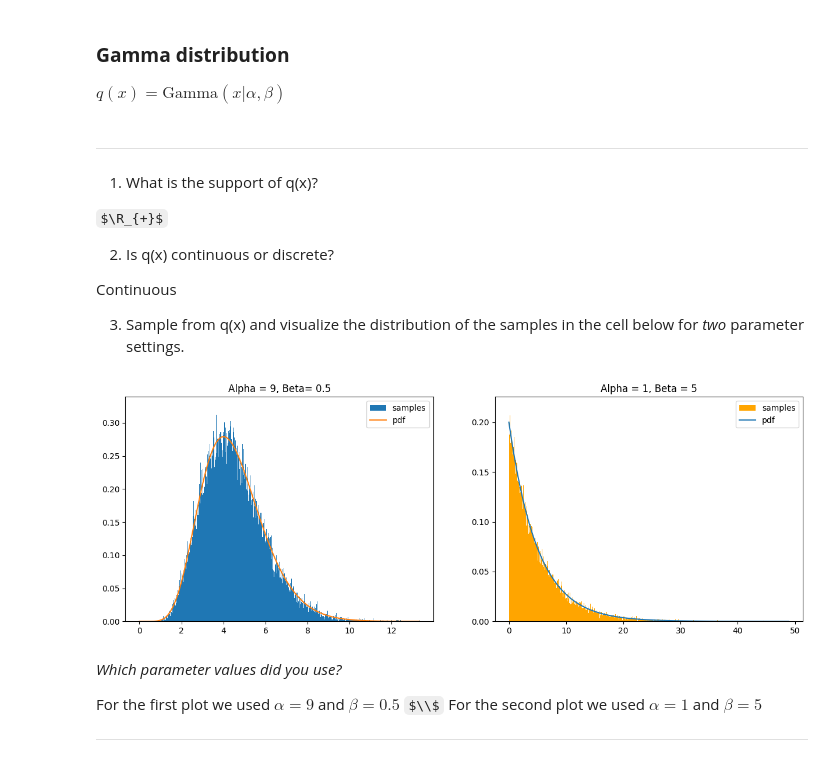
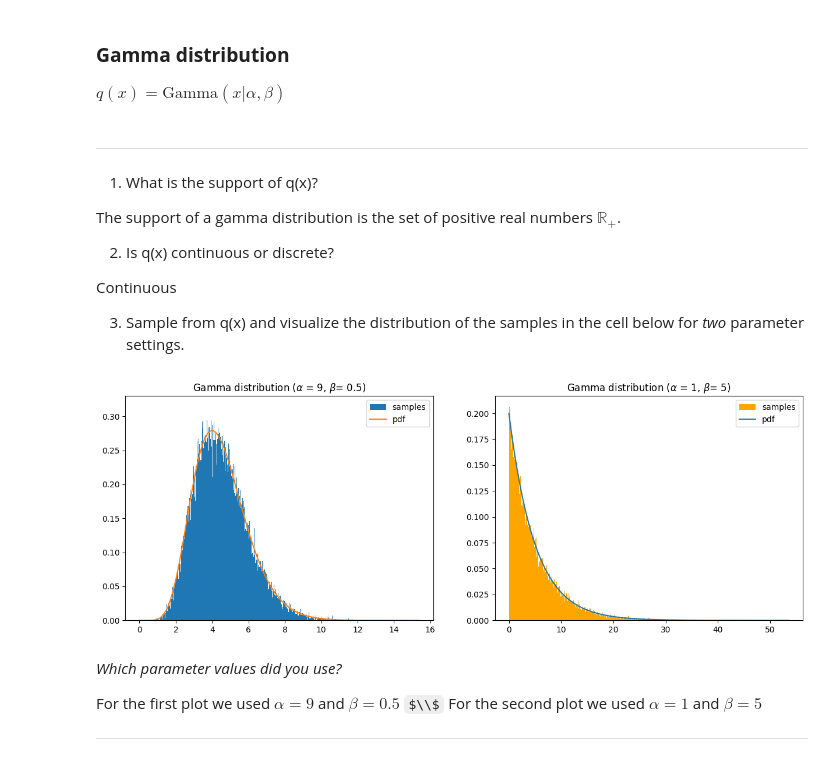
Before and after one commit to leonardodeclara/DD2447-Statistical-Methods-in-Applied-Computer-Science, a Jupyter notebook: Assignment_1/assignment1.ipynb, the cells around one changed output. Cells and saved outputs as stored; diff of their text form; code cells hidden in the pictures; some formulas as TeX source.

```diff
--- a/Assignment_1/assignment1.ipynb
+++ b/Assignment_1/assignment1.ipynb
@@ -214,7 +214,7 @@ $q(x) = \text{Gamma}(x|\alpha, \beta)$
 
 1. What is the support of q(x)?
 
-$\R_{+}$
+The support of a gamma distribution is the set of positive real numbers $\mathbb{R_{+}}$.
 
 2. Is q(x) continuous or discrete?
 
@@ -224,22 +224,22 @@ Continuous
 # %%
 # Sample and visualize here
 fig,axs=plt.subplots(1,2,figsize=(15,5))
 samples=np.random.gamma(9,0.5,50000)
 x = np.linspace(0,max(samples),100)
 axs[0].hist(samples,bins=1000,density=True, label='samples')
 axs[0].plot(x,gamma.pdf(x,a=9,scale=0.5),label='pdf')
-axs[0].set_title('Alpha = 9, Beta= 0.5')
+axs[0].set_title('Gamma distribution ($\\alpha$ = 9, $\\beta$= 0.5)')
 axs[0].legend()
 
 samples=np.random.gamma(1,5,50000)
 x = np.linspace(0,max(samples),100)
 axs[1].hist(samples,bins=1000,density=True, color='orange', label='samples')
 axs[1].plot(x,gamma.pdf(x,a=1,scale=5),label='pdf')
-axs[1].set_title('Alpha = 1, Beta = 5')
+axs[1].set_title('Gamma distribution ($\\alpha$ = 1, $\\beta$= 5)')
 axs[1].legend()
 plt.show()
 # %% [output]
-[figure, old version]
+[figure, new version]
 # %% [markdown]
 *Which parameter values did you use?*
 
```
Also changed, not shown: parts of 21 cells of this notebook.
